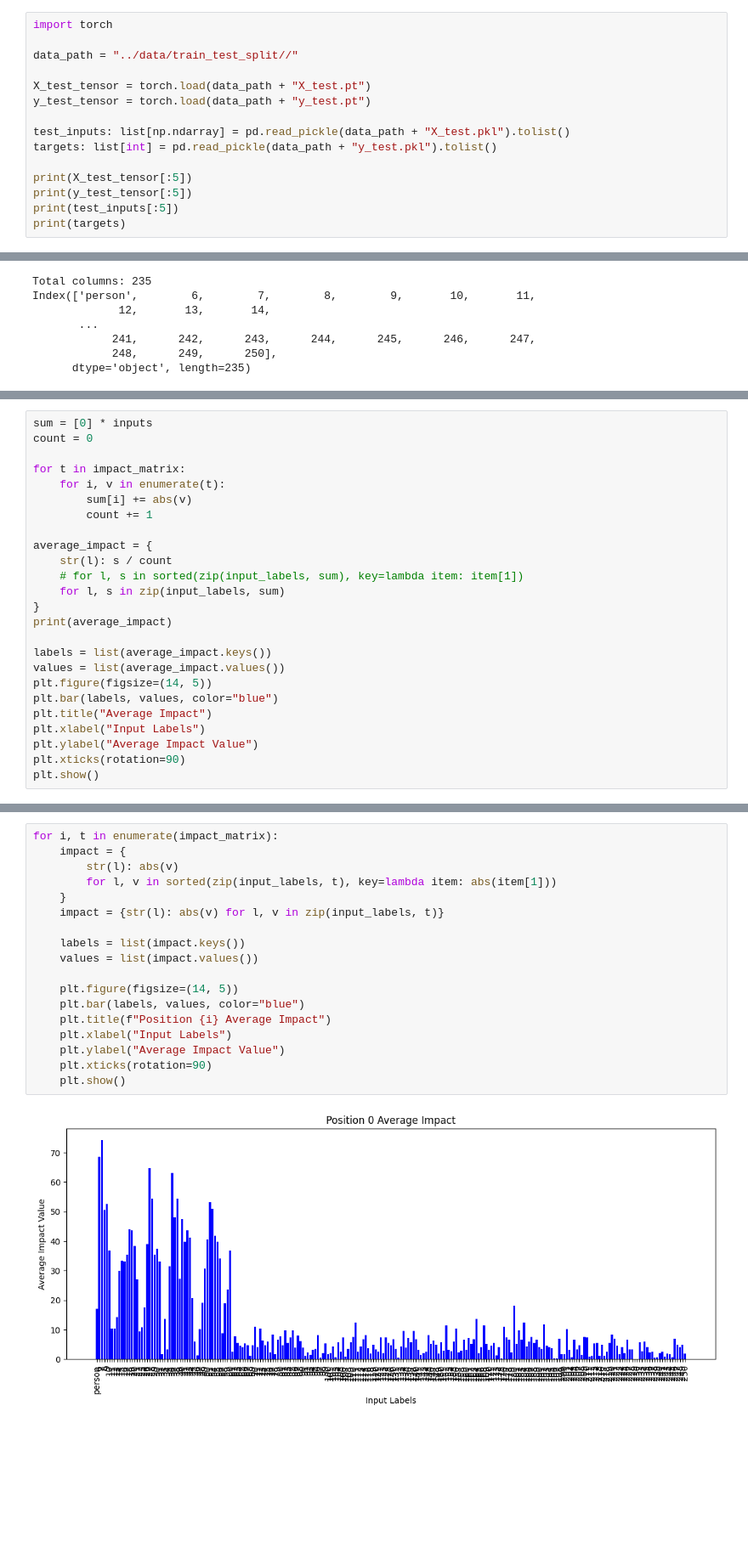
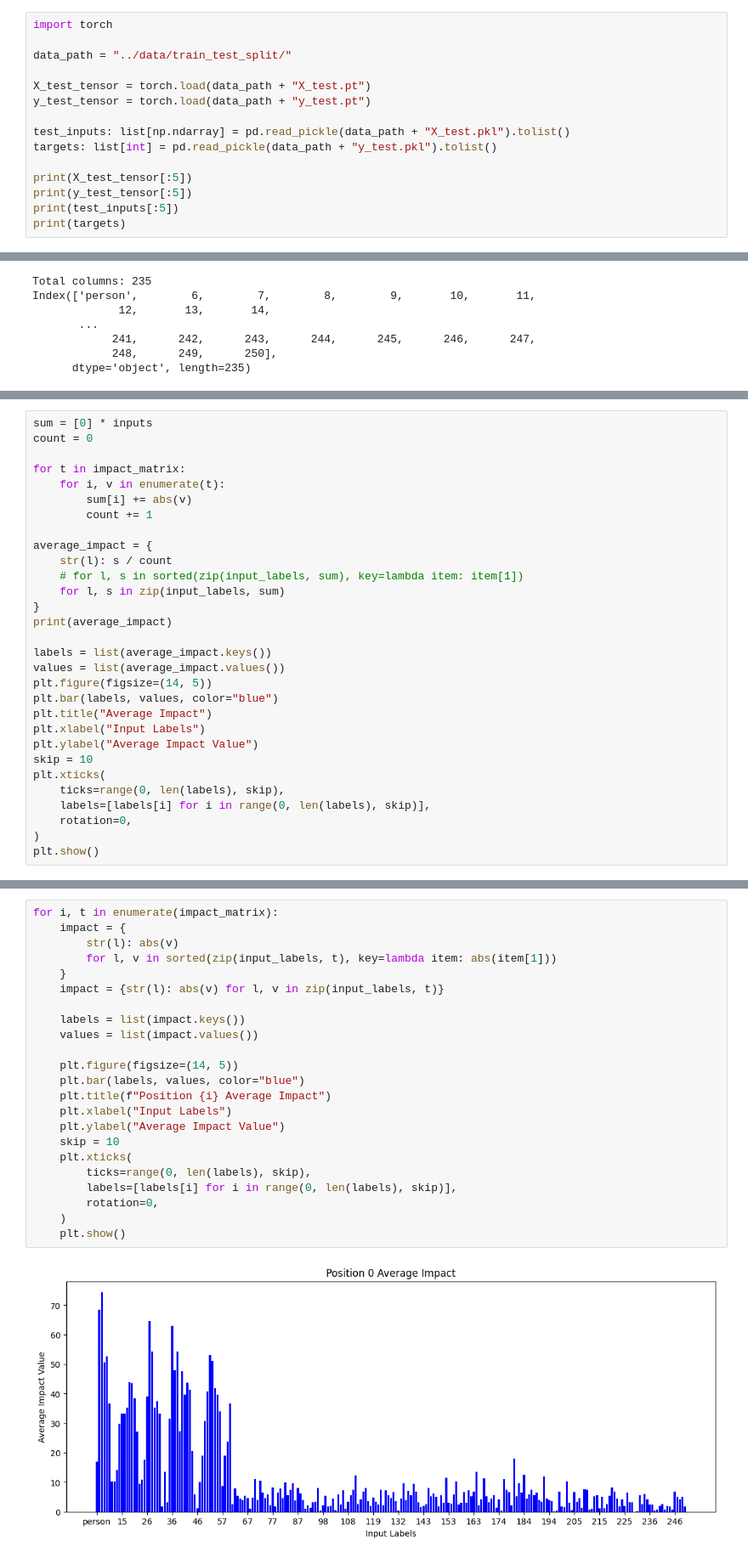
Before and after one commit to l1h2/channel_state_information, a Jupyter notebook: models/test_mlp.ipynb, the cells around one changed output, grey strips where cells are left out. Shown at 85% size. Drawn from its saved outputs; the diff is of its cells as text; blank space fills up the shorter version.

```diff
--- a/models/test_mlp.ipynb
+++ b/models/test_mlp.ipynb
@@ -4,7 +4,7 @@ import pandas as pd
 # %%
 import torch
 
-data_path = "../data/train_test_split//"
+data_path = "../data/train_test_split/"
 
 X_test_tensor = torch.load(data_path + "X_test.pt")
 y_test_tensor = torch.load(data_path + "y_test.pt")
@@ -340,7 +370,12 @@ plt.bar(labels, values, color="blue")
 plt.title("Average Impact")
 plt.xlabel("Input Labels")
 plt.ylabel("Average Impact Value")
-plt.xticks(rotation=90)
+skip = 10
+plt.xticks(
+    ticks=range(0, len(labels), skip),
+    labels=[labels[i] for i in range(0, len(labels), skip)],
+    rotation=0,
+)
 plt.show()
 # %% [output]
 {'person': 0.054032976773895555, '6': 0.23265395333580938, '7': 0.17461128505409187, '8': 0.12258004556029119, '9': 0.09309906147895976, '10': 0.07407598929484122, '11': 0.060709762235059805, '12': 0. ...
@@ -348,20 +383,25 @@ plt.show()
 # %%
 for i, t in enumerate(impact_matrix):
     impact = {
         str(l): abs(v)
         for l, v in sorted(zip(input_labels, t), key=lambda item: abs(item[1]))
     }
     impact = {str(l): abs(v) for l, v in zip(input_labels, t)}
 
     labels = list(impact.keys())
     values = list(impact.values())
 
     plt.figure(figsize=(14, 5))
     plt.bar(labels, values, color="blue")
     plt.title(f"Position {i} Average Impact")
     plt.xlabel("Input Labels")
     plt.ylabel("Average Impact Value")
-    plt.xticks(rotation=90)
+    skip = 10
+    plt.xticks(
+        ticks=range(0, len(labels), skip),
+        labels=[labels[i] for i in range(0, len(labels), skip)],
+        rotation=0,
+    )
     plt.show()
 # %% [output]
-[figure, old version]
+[figure, new version]
```
Also changed, not shown: parts of 5 cells of this notebook, 30 other files.
